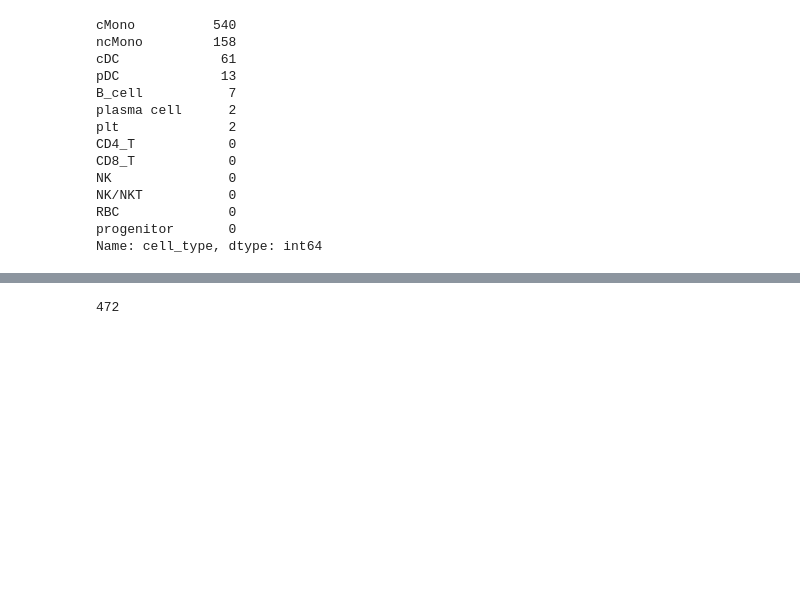
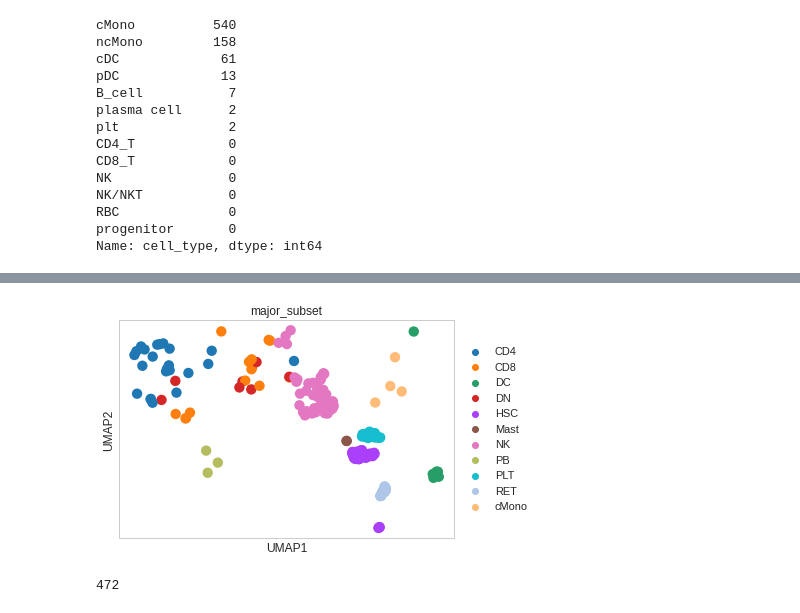
Before and after one commit to xinzhu-email/CITE-pool, a Jupyter notebook: AnalysisTutorial_.ipynb, the cells around one changed output, grey strips where cells are left out. Cells and saved outputs as stored; diff of their text form; code cells hidden in the pictures; blank space fills up the shorter version.

```diff
--- a/AnalysisTutorial_.ipynb
+++ b/AnalysisTutorial_.ipynb
@@ -139,3 +164,8 @@ plt.scatter(data_.loc[node.right_indices,'CD16'],data_.loc[node.right_indices,'C
+# %%
+node = traversal.get_node(7)
+sc.pl.umap(adata[node.left.indices],color='major_subset')
+# %% [output]
+[figure, added]
 # %%
 c=node.all_clustering_dic[1][('CC_1',)]['mp_clustering']
 # %%
```
Also changed, not shown: parts of 13 cells of this notebook, 7 other files.
